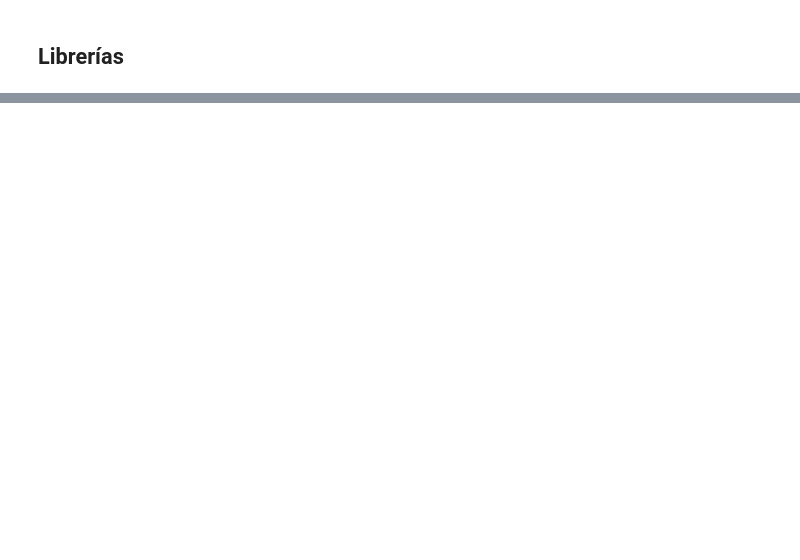
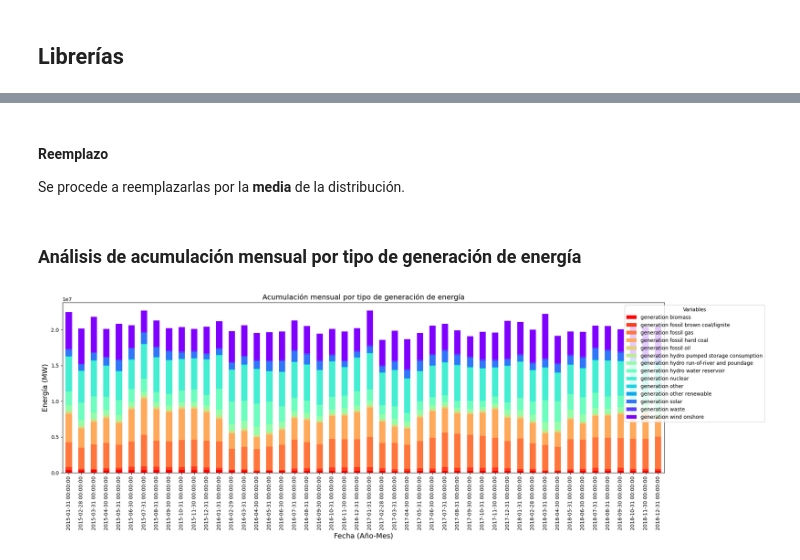
Before and after one commit to pablofem/TFM, a Jupyter notebook: tfm-2024-ucm-pablo-marroquin.ipynb, the cells around one changed output, grey strips where cells are left out. Drawn from its saved outputs; the diff is of its cells as text; code cells hidden in the pictures; blank space fills up the shorter version.

```diff
--- a/tfm-2024-ucm-pablo-marroquin.ipynb
+++ b/tfm-2024-ucm-pablo-marroquin.ipynb
@@ -259,0 +60,6 @@ complete_results_df.to_csv("results/results.csv", index=False)
+# %%
+useless_columns = ['generation hydro pumped storage aggregated', 'forecast wind offshore eday ahead']
+energy = energy.drop(useless_columns, axis=1)
+
+energy = energy.dropna()
+print("Shape:", energy.shape)
@@ -259,0 +70,2 @@ complete_results_df.to_csv("results/results.csv", index=False)
+# %%
+energy = check_remove_duplicates(energy, ["time"], "last")
@@ -259,0 +111,8 @@ complete_results_df.to_csv("results/results.csv", index=False)
+# %%
+useless_columns = ['generation fossil coal-derived gas', 'generation fossil oil shale',
+                   'generation fossil peat', 'generation geothermal' ,
+                  'generation marine', 'generation wind offshore',
+                  'forecast solar day ahead', 'forecast wind onshore day ahead',
+                    'price actual', 'price day ahead', 'total load forecast']
+energy = energy.drop(useless_columns, axis=1)
+print("Shape:", energy.shape)
@@ -259,0 +150,17 @@ complete_results_df.to_csv("results/results.csv", index=False)
+# %% [markdown]
+###
+**Reemplazo**
+
+Se procede a reemplazarlas por la **media** de la distribución.
+# %%
+energy = replace_outliers(energy)
+# %% [markdown]
+### **Análisis de acumulación mensual por tipo de generación de energía**
+# %%
+generation_cols = [value for value in energy.columns.tolist() if 'generation' in value]
+plot_stacked_barchart(energy, generation_cols, frequency='M', figsize=(20, 7),
+                      title="Acumulación mensual por tipo de generación de energía",
+                      ylabel="Energía (MW)",
+                      xlabel="Fecha (Año-Mes)")
+# %% [output]
+[figure, added]
```
Also changed, not shown: parts of 91 cells of this notebook.
